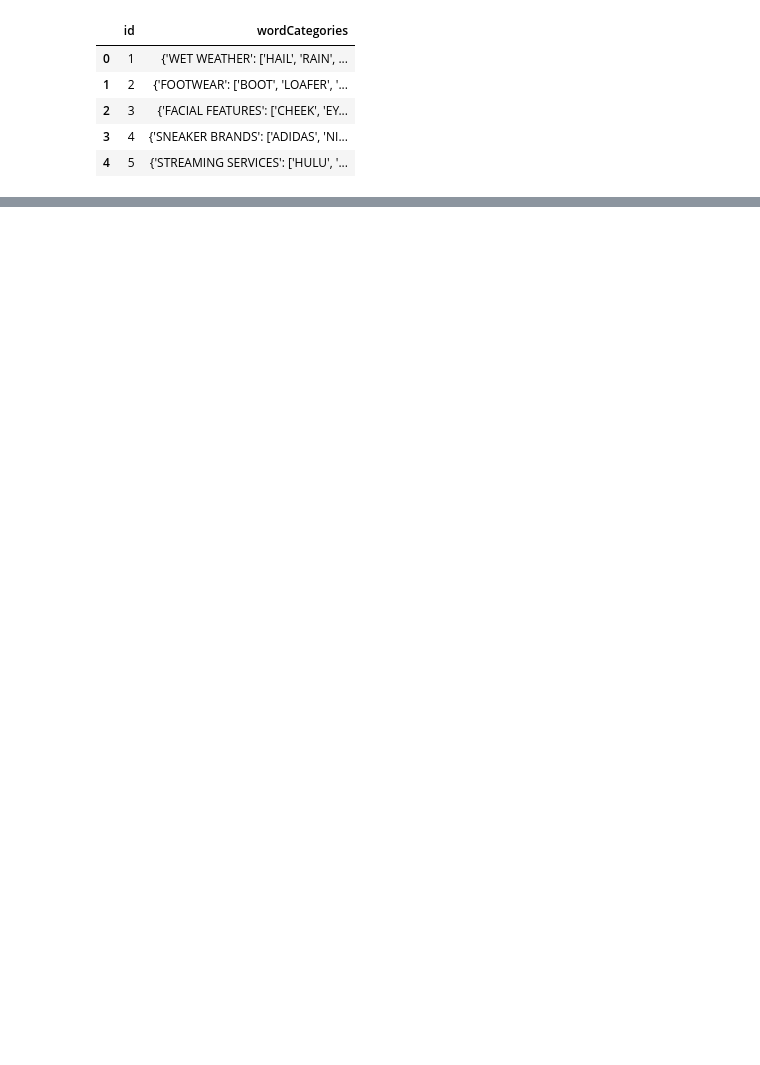
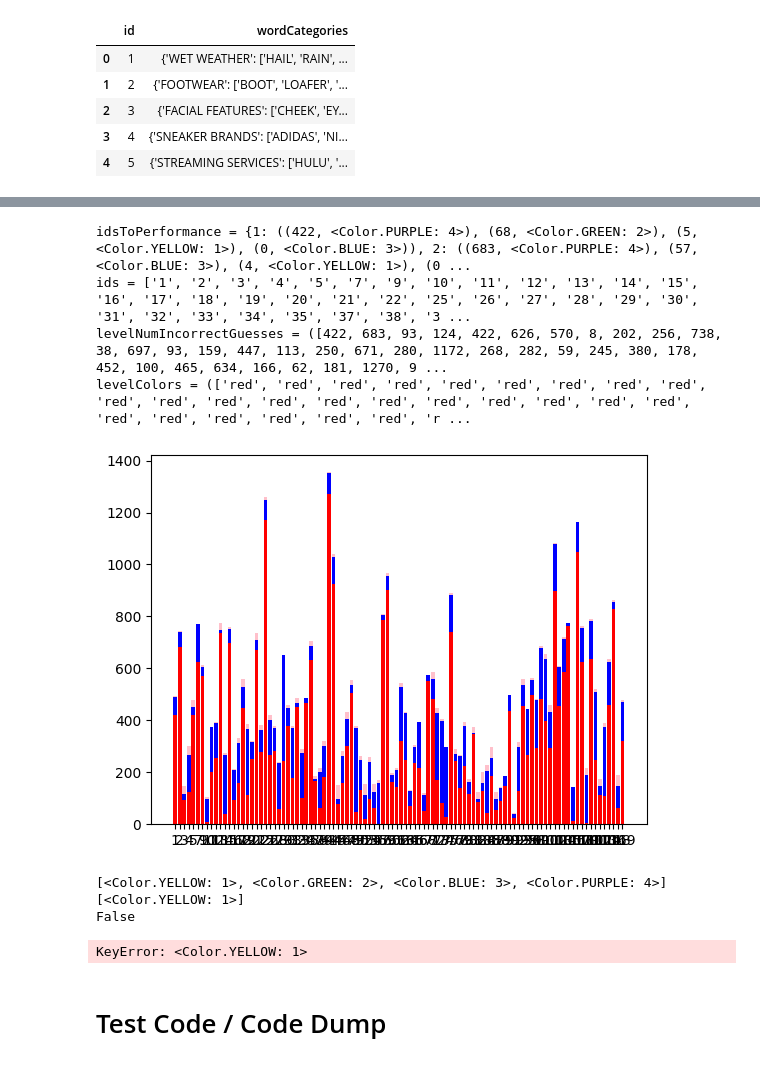
Before and after one commit to yundddd/nyt-solver, a Jupyter notebook: CS221 Project - NYT Connections.ipynb, the cells around one changed output, grey strips where cells are left out. Drawn from its saved outputs; the diff is of its cells as text; code cells hidden in the pictures; blank space fills up the shorter version.

```diff
--- a/CS221 Project - NYT Connections.ipynb
+++ b/CS221 Project - NYT Connections.ipynb
@@ -134,3 +234,10 @@ Loaded embeddings for words in categories.
+# %%
+# Download a pre-trained model from https://github.com/piskvorky/gensim-data.
+model_names = ["word2vec-google-news-300", "glove-wiki-gigaword-100"]
+# Much smaller model because the larger model keeps failing halfway through download
+model_name = model_names[1]
+word2VecModel = api.load(model_name)
+print(f"The model has been downloaded to\n{word2VecModel} and loaded!")
 # %%
 # Query the word against the Word2Vec model
 # Get scores for this word compared to categories
@@ -183,0 +615,11 @@ Cluster 3: ['pom', 'amigo', 'nike', 'chicago', 'hulu', 'netflix', 'john', 'cray'
+# %%
+# Abstract class for solving a puzzle
+class PuzzleAgent:
+  def __init__(self, interactivePuzzle: InteractivePuzzle):
+    raise NotImplementedError("Override me")
+
+  def getNextMove(self) -> Category:
+      raise NotImplementedError("Override me")
+
+  def incorporateFeedback(self, guess: Category, result: InteractivePuzzle.GuessFeedback):
+      raise NotImplementedError("Override me")
@@ -183,0 +652,18 @@ Cluster 3: ['pom', 'amigo', 'nike', 'chicago', 'hulu', 'netflix', 'john', 'cray'
+# %%
+# Creates random guesses for categories, but memoizes old guesses
+class RandomMemoAgent(PuzzleAgent):
+  def __init__(self, interactivePuzzle: InteractivePuzzle):
+    self.interactivePuzzle = interactivePuzzle
+    self.pastGuesses = set()
+
+  def getNextMove(self) -> Category:
+    randomMove = None
+
+    while not randomMove or randomMove in self.pastGuesses:
+      randomMove = frozenset(random.sample(list(self.interactivePuzzle.getRemainingUnsolvedPuzzle()), 4))
+
+    return randomMove
+
+  def incorporateFeedback(self, guess: Category, result: InteractivePuzzle.GuessFeedback):
+    self.pastGuesses.add(guess)
+    return
@@ -183,0 +980,29 @@ Cluster 3: ['pom', 'amigo', 'nike', 'chicago', 'hulu', 'netflix', 'john', 'cray'
+# %%
+examplePerformance = Evaluator.evaluateOneGamePerformance(DBSCANPartitionAgent, simplePuzzleData[6])
+# simplePuzzleData[0]
+
+
+Evaluator.plotPerformance(Evaluator.evaluatePerformance(RandomMemoAgent, compliantSimplePuzzleData[:100]))
+# %% [output]
+idsToPerformance = {1: ((422, <Color.PURPLE: 4>), (68, <Color.GREEN: 2>), (5, <Color.YELLOW: 1>), (0, <Color.BLUE: 3>)), 2: ((683, <Color.PURPLE: 4>), (57, <Color.BLUE: 3>), (4, <Color.YELLOW: 1>), (0 ...
+ids = ['1', '2', '3', '4', '5', '7', '9', '10', '11', '12', '13', '14', '15', '16', '17', '18', '19', '20', '21', '22', '25', '26', '27', '28', '29', '30', '31', '32', '33', '34', '35', '37', '38', '3 ...
+levelNumIncorrectGuesses = ([422, 683, 93, 124, 422, 626, 570, 8, 202, 256, 738, 38, 697, 93, 159, 447, 113, 250, 671, 280, 1172, 268, 282, 59, 245, 380, 178, 452, 100, 465, 634, 166, 62, 181, 1270, 9 ...
+levelColors = (['red', 'red', 'red', 'red', 'red', 'red', 'red', 'red', 'red', 'red', 'red', 'red', 'red', 'red', 'red', 'red', 'red', 'red', 'red', 'red', 'red', 'red', 'red', 'red', 'red', 'red', 'r ...
+[figure, added]
+# %%
+color = examplePerformance[0][1]
+print([c for c in Color])
+print([Color[color.name]])
+print(color in [c for c in Color])
+# %% [output]
+[<Color.YELLOW: 1>, <Color.GREEN: 2>, <Color.BLUE: 3>, <Color.PURPLE: 4>]
+[<Color.YELLOW: 1>]
+False
+# %%
+colorDict: Dict[Color, str] = {Color.YELLOW: "yellow", Color.GREEN: "green", Color.BLUE: "blue", Color.PURPLE: "purple"}
+
+print(colorDict[color])
+# %% [output]
+KeyError: <Color.YELLOW: 1>
+# %% [markdown]
+# Test Code / Code Dump
```
Also changed, not shown: parts of 55 cells of this notebook.
